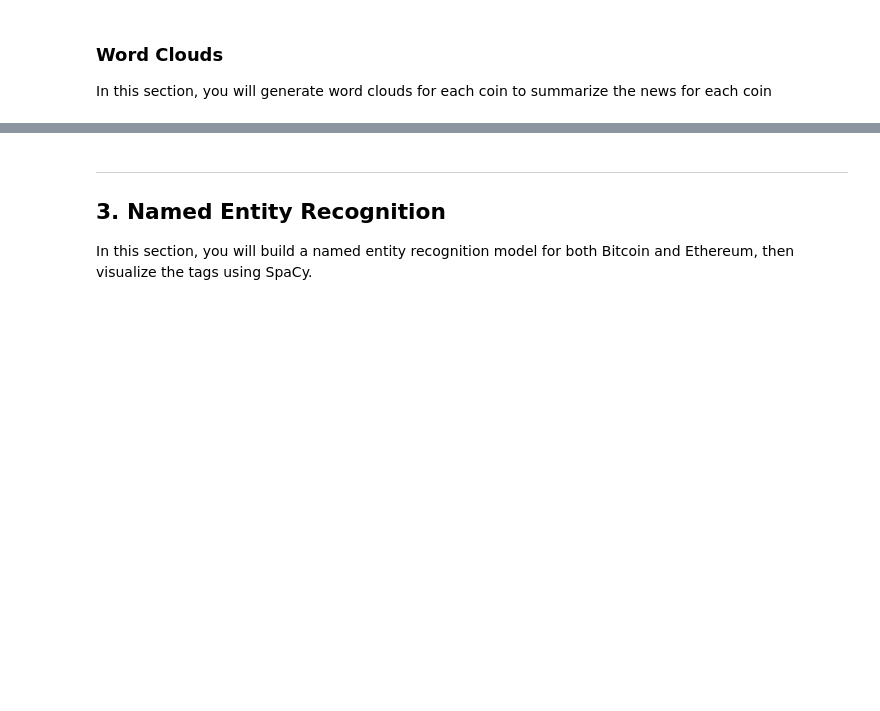
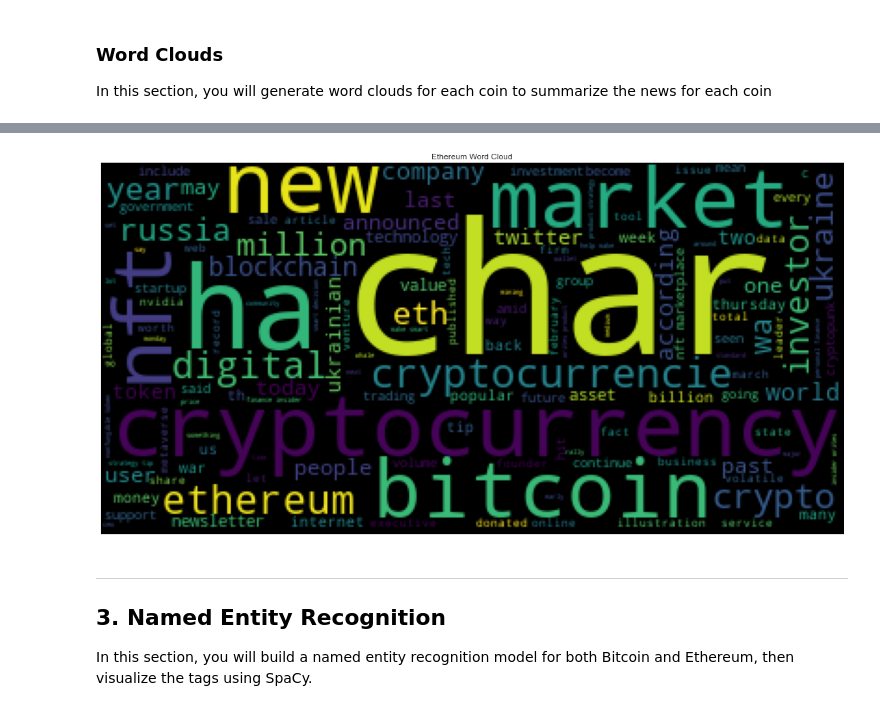
Before and after one commit to joeyh2/crypto-tales, a Jupyter notebook: crypto_sentiment.ipynb, the cells around one changed output, grey strips where cells are left out. Saved outputs shown, nothing was run; the diff lists cells and outputs as text; code cells hidden in the pictures; blank space fills up the shorter version.

```diff
--- a/crypto_sentiment.ipynb
+++ b/crypto_sentiment.ipynb
@@ -234,3 +246,4 @@ def tokenizer(text):
 # %%
 # Create a new tokens column for Ethereum
-# YOUR CODE HERE!
+eth_df['tokens'] = eth_df['text'].apply(tokenizer)
+eth_df.head()
@@ -284,3 +351,11 @@ mpl.rcParams['figure.figsize'] = [20.0, 10.0]
+# %%
+# Generate the Ethereum word cloud
+wc = WordCloud().generate(' '.join(eth_tokens))
+plt.imshow(wc)
+plt.title(label='Ethereum Word Cloud')
+plt.axis("off");
+# %% [output]
+[figure, added]
 # %% [markdown]
 ---
 ## 3. Named Entity Recognition
```
Also changed, not shown: parts of 31 cells of this notebook.
